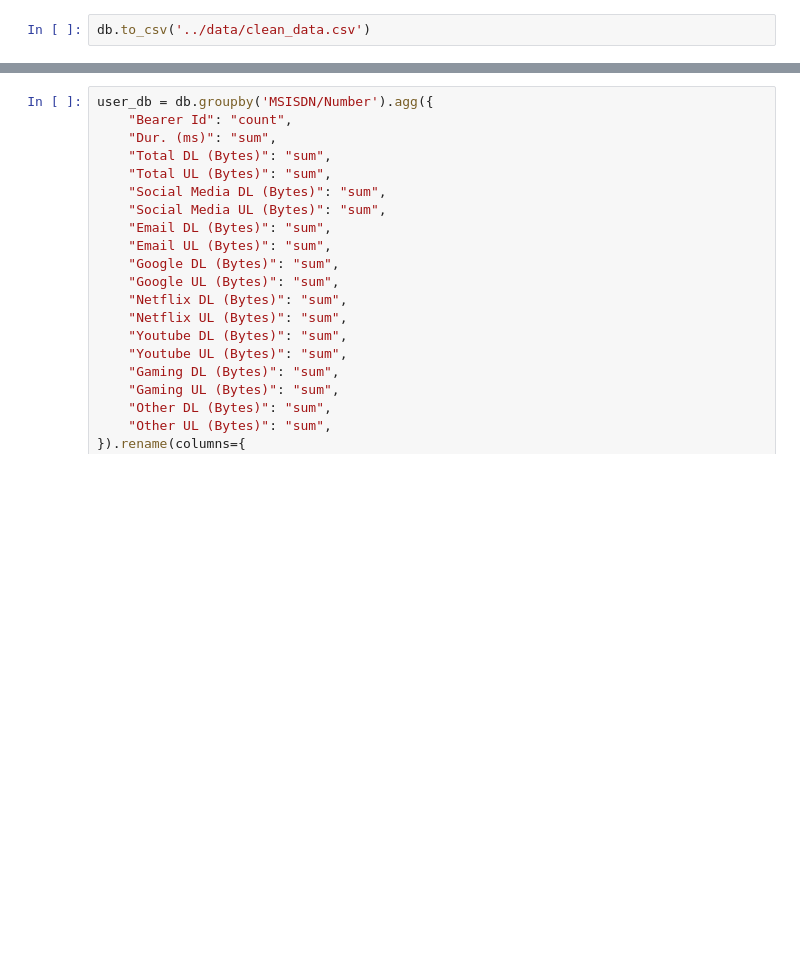
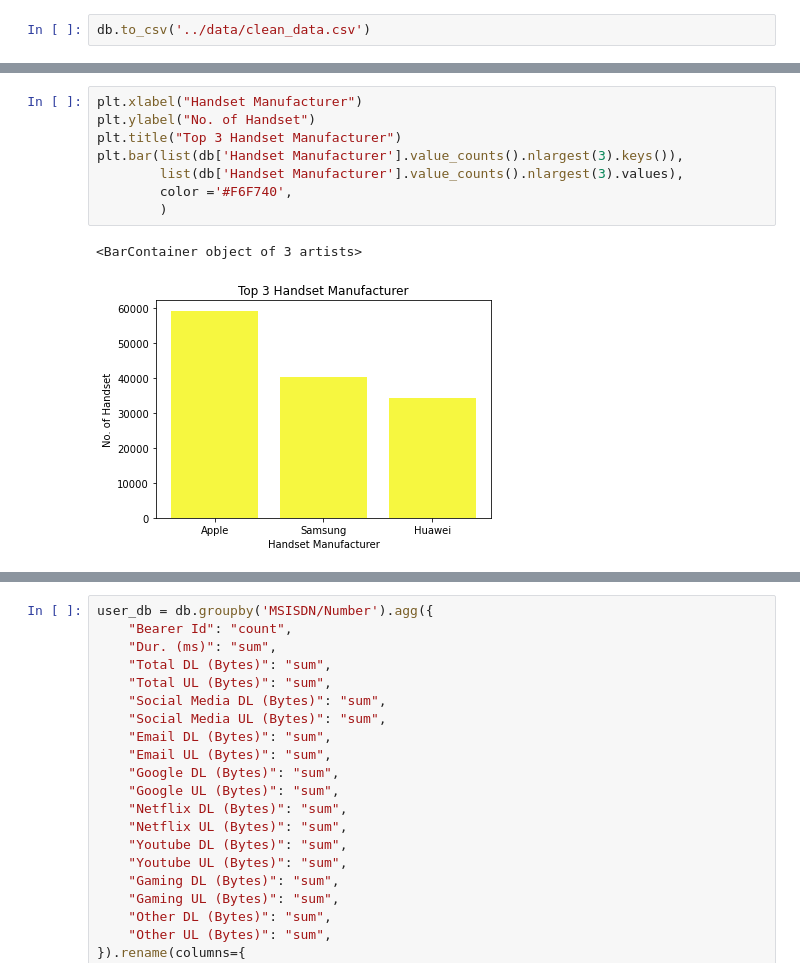
Before and after one commit to DiyeMark/User-Analytics-Telecommunication-Industry, a Jupyter notebook: notebooks/user-overview-analysis.ipynb, the cells around one changed output, grey strips where cells are left out. Drawn from its saved outputs; the diff is of its cells as text; blank space fills up the shorter version.

Commit message:
wip: plots

```diff
--- a/notebooks/user-overview-analysis.ipynb
+++ b/notebooks/user-overview-analysis.ipynb
@@ -170,4 +172,15 @@ Huawei     34423
 Name: Handset Manufacturer, dtype: int64
+# %%
+plt.xlabel("Handset Manufacturer")
+plt.ylabel("No. of Handset")
+plt.title("Top 3 Handset Manufacturer")
+plt.bar(list(db['Handset Manufacturer'].value_counts().nlargest(3).keys()),
+        list(db['Handset Manufacturer'].value_counts().nlargest(3).values),
+        color ='#F6F740',
+        )
+# %% [output]
+<BarContainer object of 3 artists>
+[figure, added]
 # %%
 # top 5 handsets per top 3 handset manufacturer
 db['Handset Type'].where(db['Handset Manufacturer'] == 'Apple').value_counts().nlargest(5)
```
Also changed, not shown: parts of 12 cells of this notebook.
